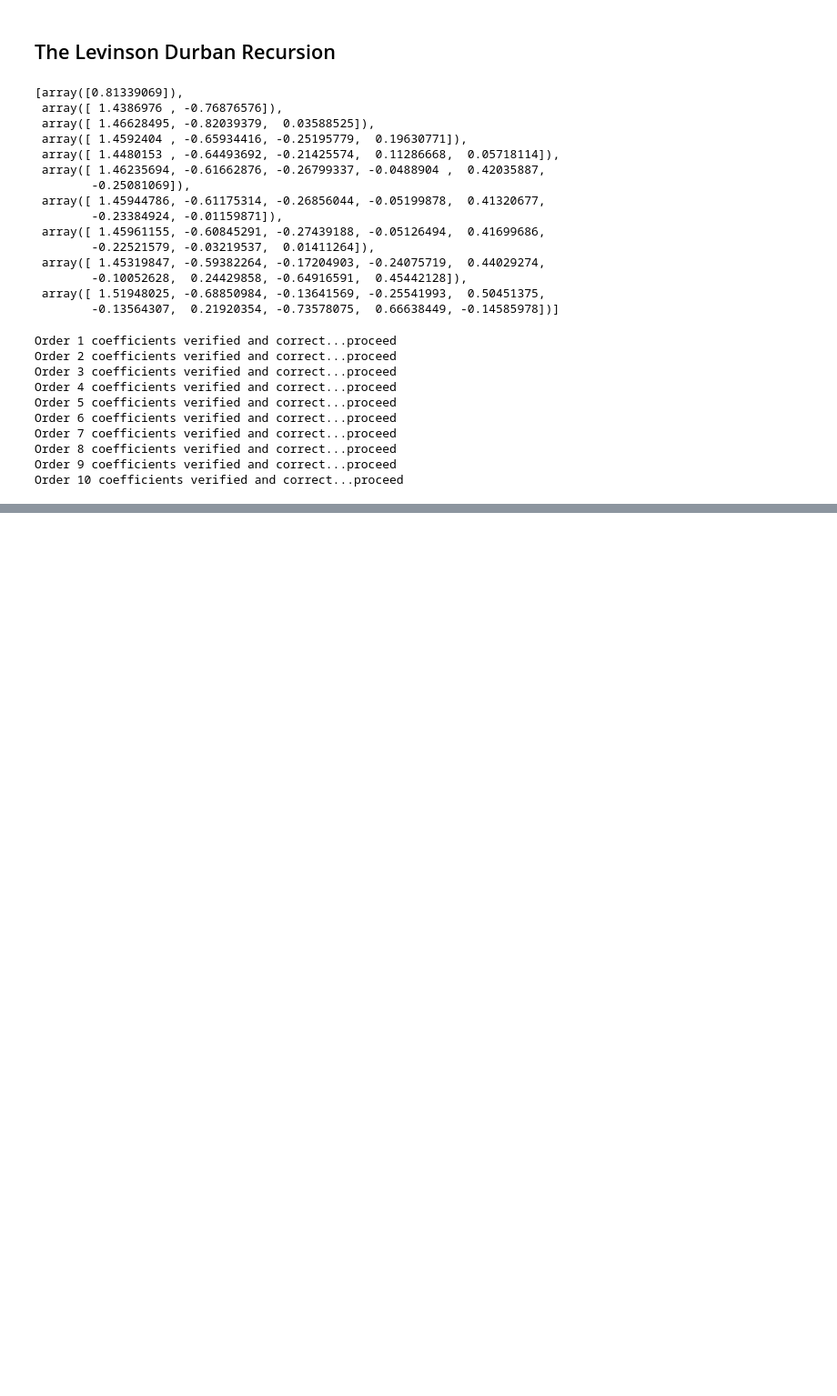
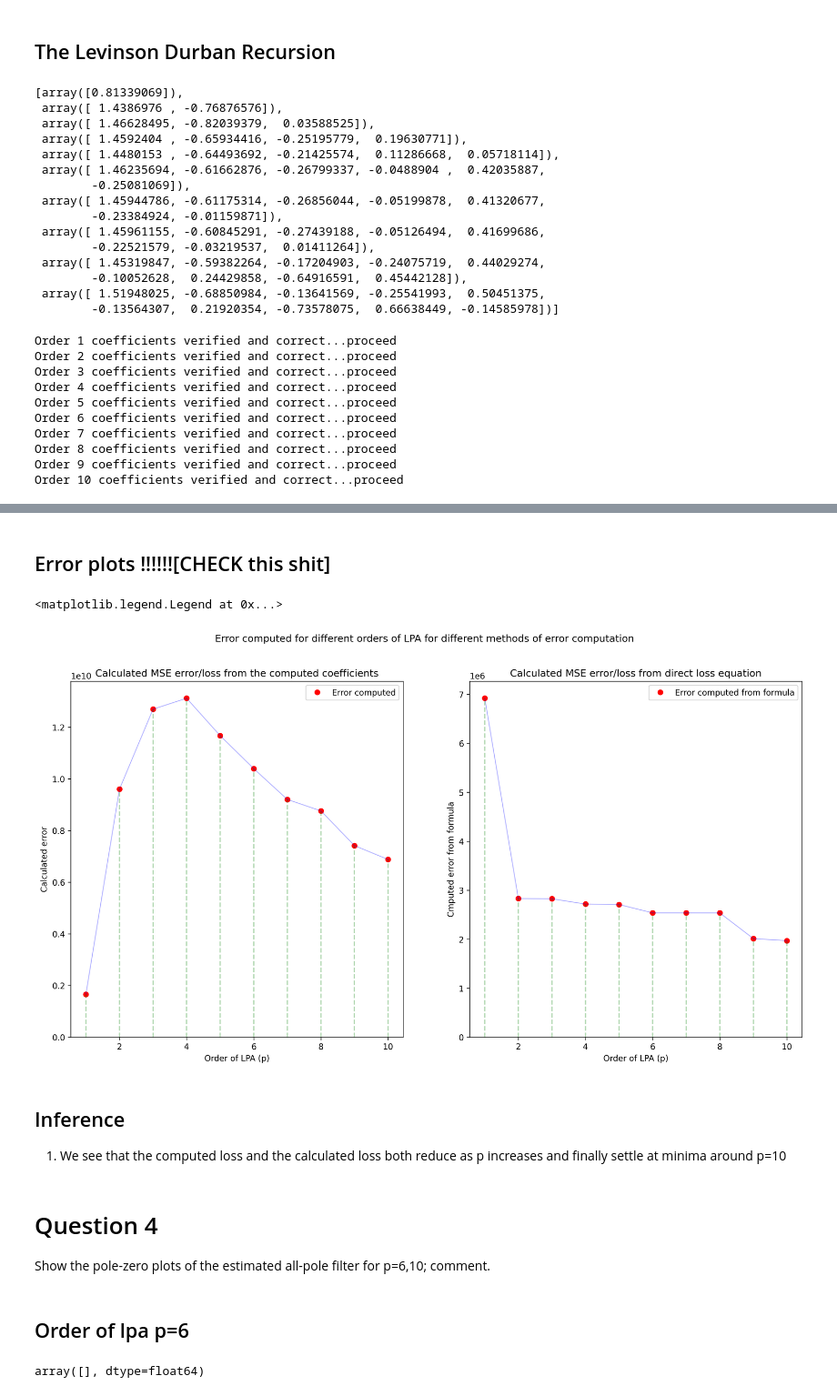
Before and after one commit to Rohit01-zoey/EE679, a Jupyter notebook: CompAssg2/Code.ipynb, the cells around one changed output, grey strips where cells are left out. Shown at 91% size. Drawn from its saved outputs; the diff is of its cells as text; code cells hidden in the pictures; blank space fills up the shorter version.

```diff
--- a/CompAssg2/Code.ipynb
+++ b/CompAssg2/Code.ipynb
@@ -193,0 +194,35 @@ plt.plot(np.pad(signalToAnalyse,(0, 3*len(signalToAnalyse))))
+# %% [markdown]
+## Error plots !!!!!![CHECK this shit]
+# %%
+plt.figure(figsize=(16, 8))
+plt.gcf().set_dpi(300)
+plt.suptitle("Error computed for different orders of LPA for different methods of error computation")
+plt.subplot(121)
+plt.plot([i for i in range(1, 11)], error, 'ro')
+plt.plot([i for i in range(1, 11)], error, 'b', alpha = 0.3, linewidth = 1)
+plt.vlines([i for i in range(1, 11)] , 0, error, color='g', linestyles='--', alpha = 0.3)
+plt.ylim(bottom=0)
+plt.title("Calculated MSE error/loss from the computed coefficients")
+plt.xlabel("Order of LPA (p)")
+plt.ylabel("Calculated error")
+plt.legend(["Error computed"])
+plt.subplot(122)
+plt.plot([i for i in range(1, 11)], Emin, 'ro')
+plt.plot([i for i in range(1, 11)], Emin, 'b', alpha = 0.3, linewidth = 1)
+plt.vlines([i for i in range(1, 11)] , 0, Emin, color='g', linestyles='--', alpha = 0.3)
+plt.ylim(bottom=0)
+plt.title("Calculated MSE error/loss from direct loss equation")
+plt.xlabel("Order of LPA (p)")
+plt.ylabel("Cmputed error from formula")
+plt.legend(["Error computed from formula"])
+# %% [output]
+<matplotlib.legend.Legend at 0x...>
+[figure, added]
+# %% [markdown]
+## Inference
+1. We see that the computed loss and the calculated loss both reduce as p increases and finally settle at minima around p=10
+# %% [markdown]
+# Question 4
+Show the pole-zero plots of the estimated all-pole filter for p=6,10; comment.
+# %% [markdown]
+## Order of lpa p=6
@@ -193,0 +231,5 @@ plt.plot(np.pad(signalToAnalyse,(0, 3*len(signalToAnalyse))))
+# %%
+#Zeros
+z
+# %% [output]
+array([], dtype=float64)
```
Also changed, not shown: parts of 19 cells of this notebook.
